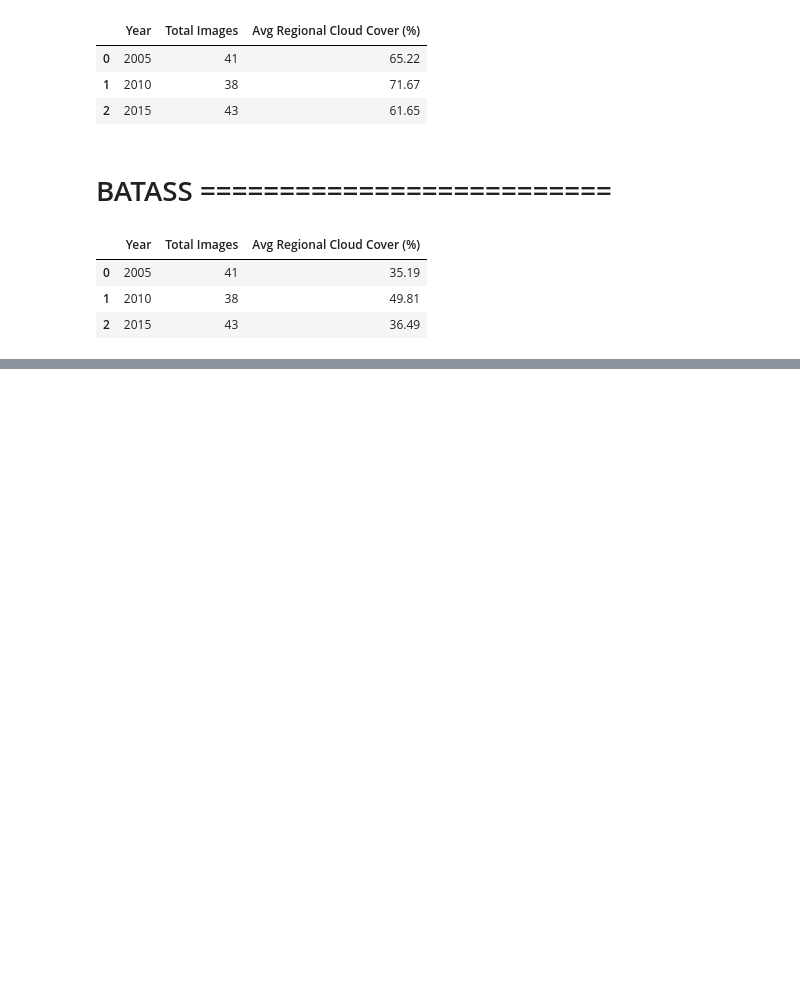
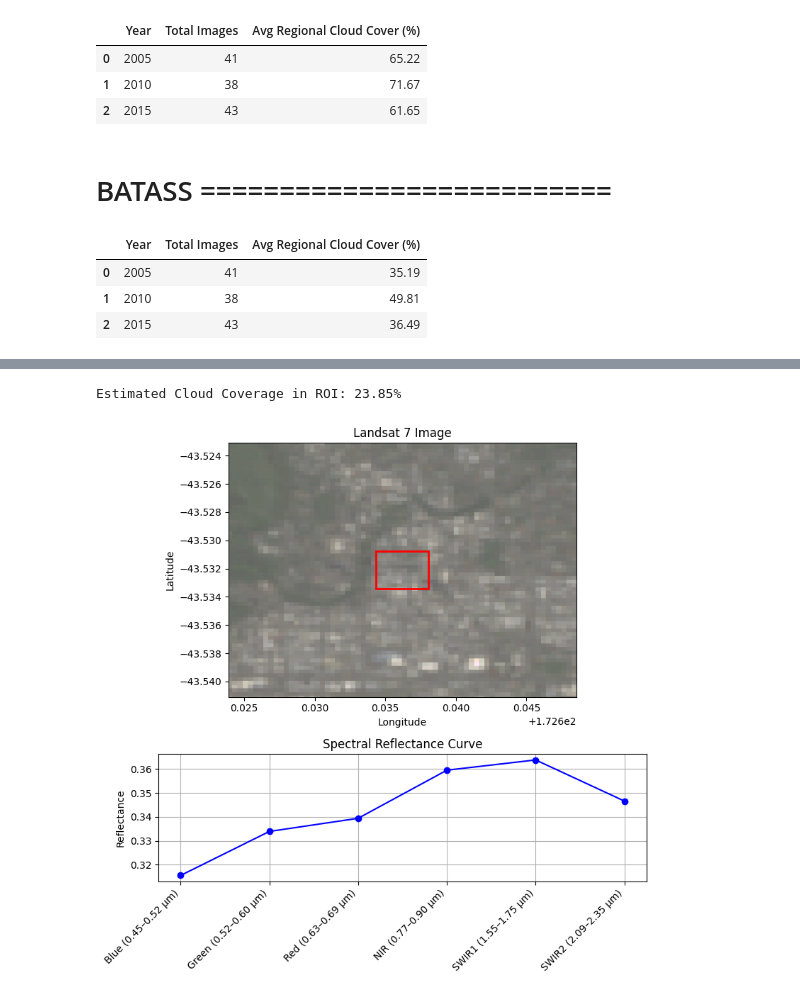
Before and after one commit to fuadfach/geog761lab, a Jupyter notebook: geog761_lab1_fuad.ipynb, the cells around one changed output, grey strips where cells are left out. Drawn from its saved outputs; the diff is of its cells as text; code cells hidden in the pictures; blank space fills up the shorter version.

```diff
--- a/geog761_lab1_fuad.ipynb
+++ b/geog761_lab1_fuad.ipynb
@@ -204,12 +220,13 @@ df_result
 # %%
 # Additional required packages
 import matplotlib.patches as patches
+import matplotlib.pyplot as plt
 import urllib.request
 import tempfile
 import matplotlib.image as mpimg
 
 # Define point and regions
-point = ee.Geometry.Point([174.7633, -36.8485])
+point = ee.Geometry.Point([172.6362, -43.5321])
 region = point.buffer(150).bounds()        # ~300 m box
 expanded_region = point.buffer(1000).bounds()  # box for image preview
 
@@ -219,6 +236,41 @@ image = ee.ImageCollection('LANDSAT/LE07/C02/T1_L2') \
     .filterDate('2002-01-01', '2002-12-31') \
     .sort('CLOUD_COVER') \
     .first()
+
+# ROI Cloud Cover Percentage
+# Function to mask clouds using QA_PIXEL band
+def mask_clouds(image):
+    qa = image.select('QA_PIXEL')
+    # Bits 3 and 4 are cloud and cloud shadow respectively
+    cloud_mask = qa.bitwiseAnd(1 << 3).eq(0).And(
+                 qa.bitwiseAnd(1 << 4).eq(0))
+    return image.updateMask(cloud_mask)
+
+# Apply mask
+masked_image = mask_clouds(image)
+
+# Report Image Quality Over ROI
+# Total pixels in region
+pixel_area = ee.Image.pixelArea().clip(region)
+
+# Count valid pixels before and after masking
+total_pixels = pixel_area.reduceRegion(
+    reducer=ee.Reducer.count(),
+    geometry=region,
+    scale=30,
+    maxPixels=1e9
+).getInfo()['area']
+
+valid_pixels = masked_image.select('SR_B3').reduceRegion(
+    reducer=ee.Reducer.count(),
+    geometry=region,
+    scale=30,
+    maxPixels=1e9
+).getInfo()['SR_B3']
+
+cloud_coverage_pct = 100 * (1 - valid_pixels / total_pixels)
+print(f"Estimated Cloud Coverage in ROI: {cloud_coverage_pct:.2f}%")
+
 
 # Define bands and scaling
 bands = ['SR_B1', 'SR_B2', 'SR_B3', 'SR_B4', 'SR_B5', 'SR_B7']
@@ -269,30 +321,33 @@ rxmin, rxmax, rymin, rymax = get_bounds_coords(region)
 fig, (ax1, ax2) = plt.subplots(2, 1, figsize=(8, 8), gridspec_kw={'height_ratios': [2, 1]})
 
 # Load and plot image with annotation
 with tempfile.NamedTemporaryFile(suffix=".png") as f:
     urllib.request.urlretrieve(url, f.name)
     img = mpimg.imread(f.name)
     ax1.imshow(img, extent=[xmin, xmax, ymin, ymax])
     ax1.set_title("Landsat 7 Image")
     ax1.set_xlim(xmin, xmax)
     ax1.set_ylim(ymin, ymax)
 
     # Add red rectangle for region of interest
     width = rxmax - rxmin
     height = rymax - rymin
     rect = patches.Rectangle((rxmin, rymin), width, height,
                              linewidth=2, edgecolor='red', facecolor='none')
     ax1.add_patch(rect)
     ax1.set_xlabel("Longitude")
     ax1.set_ylabel("Latitude")
 
 # Plot reflectance
 ax2.plot(labels, reflectance, marker='o', color='blue')
 ax2.set_title("Spectral Reflectance Curve")
 ax2.set_ylabel("Reflectance")
 ax2.set_xticks(range(len(labels)))
 ax2.set_xticklabels(labels, rotation=45, ha='right')
 ax2.grid(True)
 
 plt.tight_layout()
 plt.show()
+# %% [output]
+Estimated Cloud Coverage in ROI: 23.85%
+[figure, added]
```
Also changed, not shown: parts of 2 cells of this notebook.
